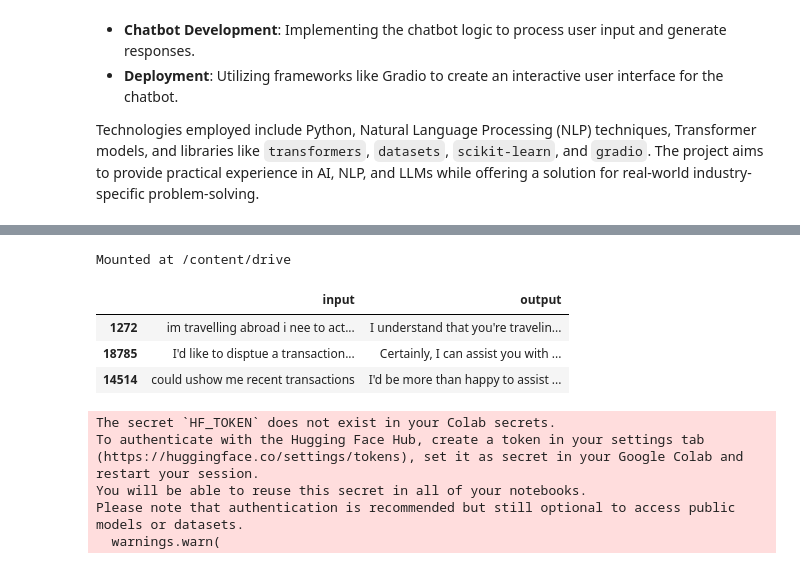
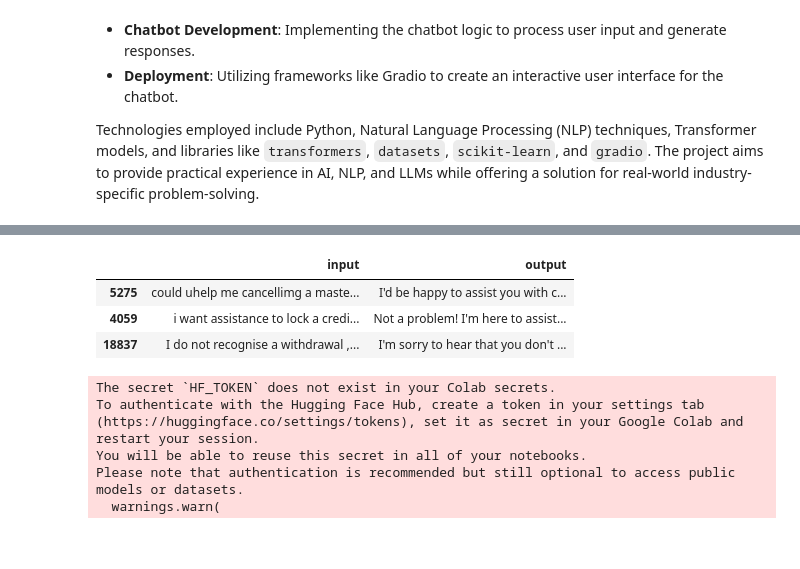
Before and after one commit to Nischay-verma/Capstone_Project-6_CHAT_BOT_LLM_Deep_Learning_for_NLP, a Jupyter notebook: Capstone_Project_3_AI_Engineering_CHAT_BOT_LLM_Deep_Learning_for_NLP.ipynb, the cells around one changed output, grey strips where cells are left out. Saved outputs shown, nothing was run; the diff lists cells and outputs as text; code cells hidden in the pictures.

```diff
--- a/Capstone_Project_3_AI_Engineering_CHAT_BOT_LLM_Deep_Learning_for_NLP.ipynb
+++ b/Capstone_Project_3_AI_Engineering_CHAT_BOT_LLM_Deep_Learning_for_NLP.ipynb
@@ -50,32 +50,30 @@ Requirement already satisfied: markdown-it-py>=2.2.0 in /usr/local/lib/python3.1
 Requirement already satisfied: pygments<3.0.0,>=2.13.0 in /usr/local/lib/python3.12/dist-packages (from rich>=13.8.0->typer->transformers) (2.20.0)
 Requirement already satisfied: mdurl~=0.1 in /usr/local/lib/python3.12/dist-packages (from markdown-it-py>=2.2.0->rich>=13.8.0->typer->transformers) (0.1.2)
 # %%
-from google.colab import drive
-drive.mount('/content/drive')
+#from google.colab import drive
+#drive.mount('/content/drive')
-# %% [output]
-Mounted at /content/drive
 # %%
 import pandas as pd
 
 # Load the CSV file
-df = pd.read_csv("/content/drive/MyDrive/AlmaBetter masters assesment/AI Engineering/Module 3 AI Engineering/LLM/bitext-retail-banking-llm-chatbot-training-dataset.csv")
+df = pd.read_csv("/content/bitext-retail-banking-llm-chatbot-training-dataset (1).csv")
 
 # Keep only needed columns and drop missing values
 df_clean = df[['instruction', 'response']].dropna()
 df_clean = df_clean[df_clean['instruction'].str.strip() != ""]
 df_clean = df_clean[df_clean['response'].str.strip() != ""]
 df_clean = df_clean.drop_duplicates(subset=['instruction', 'response'])
 
 # Rename for model input/output
 df_clean = df_clean.rename(columns={"instruction": "input", "response": "output"})
 
 # Preview
 df_clean.sample(3)
 # %% [output]
 |  | input | output |
-| 1272 | im travelling abroad i nee to act... | I understand that you're travelin... |
-| 18785 | I'd like to disptue a transaction... | Certainly, I can assist you with ... |
-| 14514 | could ushow me recent transactions | I'd be more than happy to assist ... |
+| 5275 | could uhelp me cancellimg a maste... | I'd be happy to assist you with c... |
+| 4059 | i want assistance to lock a credi... | Not a problem! I'm here to assist... |
+| 18837 | I do not recognise a withdrawal ,... | I'm sorry to hear that you don't ... |
 # %%
 from sklearn.model_selection import train_test_split
 
```
Also changed, not shown: parts of 6 cells of this notebook.
